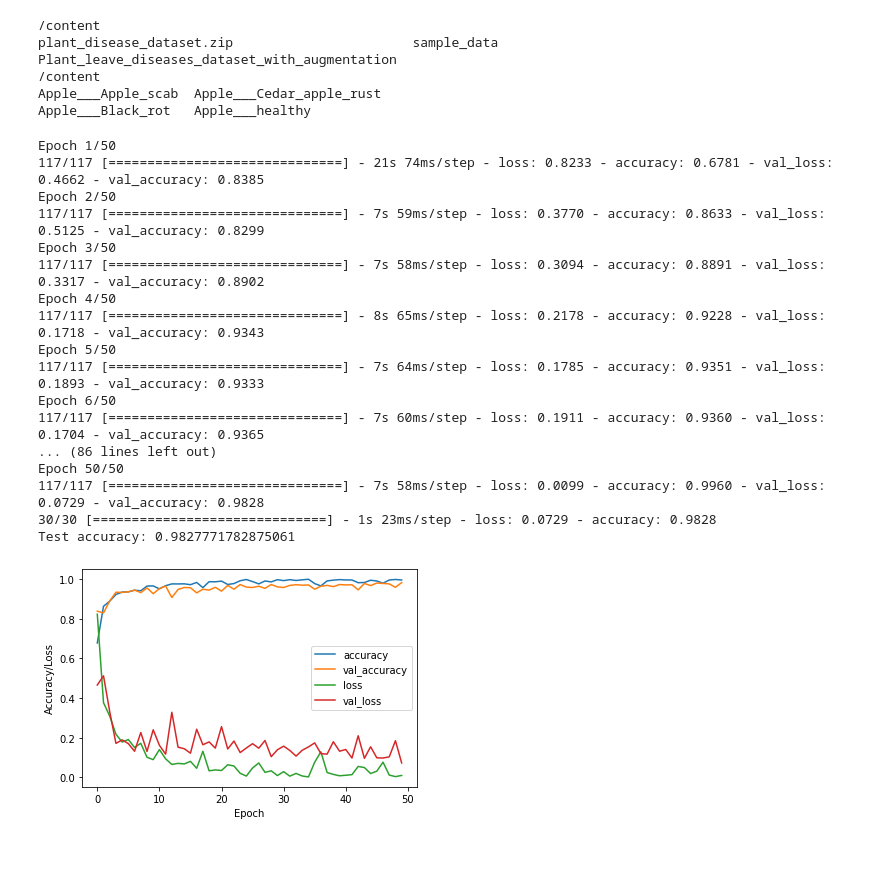
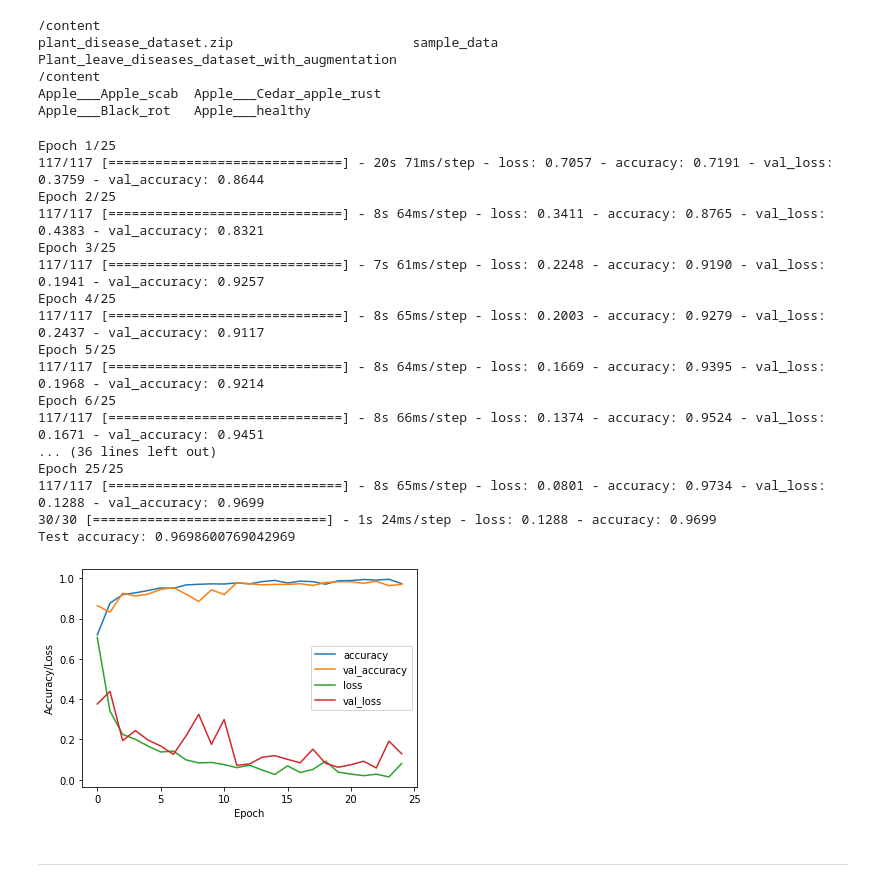
Before and after one commit to ShivaShirsath/dl, a Jupyter notebook: plantFashion.ipynb, the cells around one changed output. Saved outputs shown, nothing was run; the diff lists cells and outputs as text; code cells hidden in the pictures; blank space fills up the shorter version.

```diff
--- a/plantFashion.ipynb
+++ b/plantFashion.ipynb
@@ -101,64 +102,65 @@ x_test = x_test.astype('float32') / 255
 y_train = to_categorical(y_train, num_classes=len(disease_types))
 y_test = to_categorical(y_test, num_classes=len(disease_types))
 # %%
+# Defining the CNN model
+model = Sequential([
+  Conv2D(32, (3, 3), activation='relu', input_shape=(224, 224, 3)),
+  MaxPooling2D((2, 2)),
 
-# Defining the CNN model
-model = Sequential()
+  Conv2D(64, (3, 3), activation='relu'),
+  MaxPooling2D((2, 2)),
 
-model.add(Conv2D(32, (3, 3), activation='relu', input_shape=(224, 224, 3)))
-model.add(MaxPooling2D((2, 2)))
+  Conv2D(128, (3, 3), activation='relu'),
+  MaxPooling2D((2, 2)),
 
-model.add(Conv2D(64, (3, 3), activation='relu'))
-model.add(MaxPooling2D((2, 2)))
+  Conv2D(128, (3, 3), activation='relu'),
+  MaxPooling2D((2, 2)),
 
-model.add(Conv2D(128, (3, 3), activation='relu'))
-model.add(MaxPooling2D((2, 2)))
+  Flatten(),
 
-model.add(Conv2D(128, (3, 3), activation='relu'))
-model.add(MaxPooling2D((2, 2)))
+  Dense(512, activation='relu'),
+  Dropout(0.5),
 
-model.add(Flatten())
-
-model.add(Dense(512, activation='relu'))
-model.add(Dropout(0.5))
-
-model.add(Dense(len(disease_types), activation='softmax'))
+  Dense(len(disease_types), activation='softmax')
+])
 # %%
 # Compiling the model
 model.compile(optimizer='adam', loss='categorical_crossentropy', metrics=['accuracy'])
 
 # Training the model
-history = model.fit(x_train, y_train, epochs=50, batch_size=32, validation_data=(x_test, y_test))
+history = model.fit(x_train, y_train, epochs=25, batch_size=32, validation_data=(x_test, y_test))
 
 # Evaluating the model on the test set
 test_loss, test_acc = model.evaluate(x_test, y_test)
 print('Test accuracy:', test_acc)
 
 # Plotting the accuracy and loss curves
 plt.plot(history.history['accuracy'], label='accuracy')
 plt.plot(history.history['val_accuracy'], label='val_accuracy')
 plt.plot(history.history['loss'], label='loss')
 plt.plot(history.history['val_loss'], label='val_loss')
 plt.xlabel('Epoch')
 plt.ylabel('Accuracy/Loss')
 plt.legend()
 plt.show()
 # %% [output]
-Epoch 1/50
-117/117 [==============================] - 21s 74ms/step - loss: 0.8233 - accuracy: 0.6781 - val_loss: 0.4662 - val_accuracy: 0.8385
-Epoch 2/50
-117/117 [==============================] - 7s 59ms/step - loss: 0.3770 - accuracy: 0.8633 - val_loss: 0.5125 - val_accuracy: 0.8299
-Epoch 3/50
-117/117 [==============================] - 7s 58ms/step - loss: 0.3094 - accuracy: 0.8891 - val_loss: 0.3317 - val_accuracy: 0.8902
-Epoch 4/50
-117/117 [==============================] - 8s 65ms/step - loss: 0.2178 - accuracy: 0.9228 - val_loss: 0.1718 - val_accuracy: 0.9343
-Epoch 5/50
-117/117 [==============================] - 7s 64ms/step - loss: 0.1785 - accuracy: 0.9351 - val_loss: 0.1893 - val_accuracy: 0.9333
-Epoch 6/50
-117/117 [==============================] - 7s 60ms/step - loss: 0.1911 - accuracy: 0.9360 - val_loss: 0.1704 - val_accuracy: 0.9365
-... (86 lines left out)
-Epoch 50/50
-117/117 [==============================] - 7s 58ms/step - loss: 0.0099 - accuracy: 0.9960 - val_loss: 0.0729 - val_accuracy: 0.9828
-30/30 [==============================] - 1s 23ms/step - loss: 0.0729 - accuracy: 0.9828
-Test accuracy: 0.9827771782875061
+Epoch 1/25
+117/117 [==============================] - 20s 71ms/step - loss: 0.7057 - accuracy: 0.7191 - val_loss: 0.3759 - val_accuracy: 0.8644
+Epoch 2/25
+117/117 [==============================] - 8s 64ms/step - loss: 0.3411 - accuracy: 0.8765 - val_loss: 0.4383 - val_accuracy: 0.8321
+Epoch 3/25
+117/117 [==============================] - 7s 61ms/step - loss: 0.2248 - accuracy: 0.9190 - val_loss: 0.1941 - val_accuracy: 0.9257
+Epoch 4/25
+117/117 [==============================] - 8s 65ms/step - loss: 0.2003 - accuracy: 0.9279 - val_loss: 0.2437 - val_accuracy: 0.9117
+Epoch 5/25
+117/117 [==============================] - 8s 64ms/step - loss: 0.1669 - accuracy: 0.9395 - val_loss: 0.1968 - val_accuracy: 0.9214
+Epoch 6/25
+117/117 [==============================] - 8s 66ms/step - loss: 0.1374 - accuracy: 0.9524 - val_loss: 0.1671 - val_accuracy: 0.9451
+... (36 lines left out)
+Epoch 25/25
+117/117 [==============================] - 8s 65ms/step - loss: 0.0801 - accuracy: 0.9734 - val_loss: 0.1288 - val_accuracy: 0.9699
+30/30 [==============================] - 1s 24ms/step - loss: 0.1288 - accuracy: 0.9699
+Test accuracy: 0.9698600769042969
-[figure, old version]
+[figure, new version]
+# %% [markdown]
+***
```
Also changed, not shown: parts of 7 cells of this notebook.
